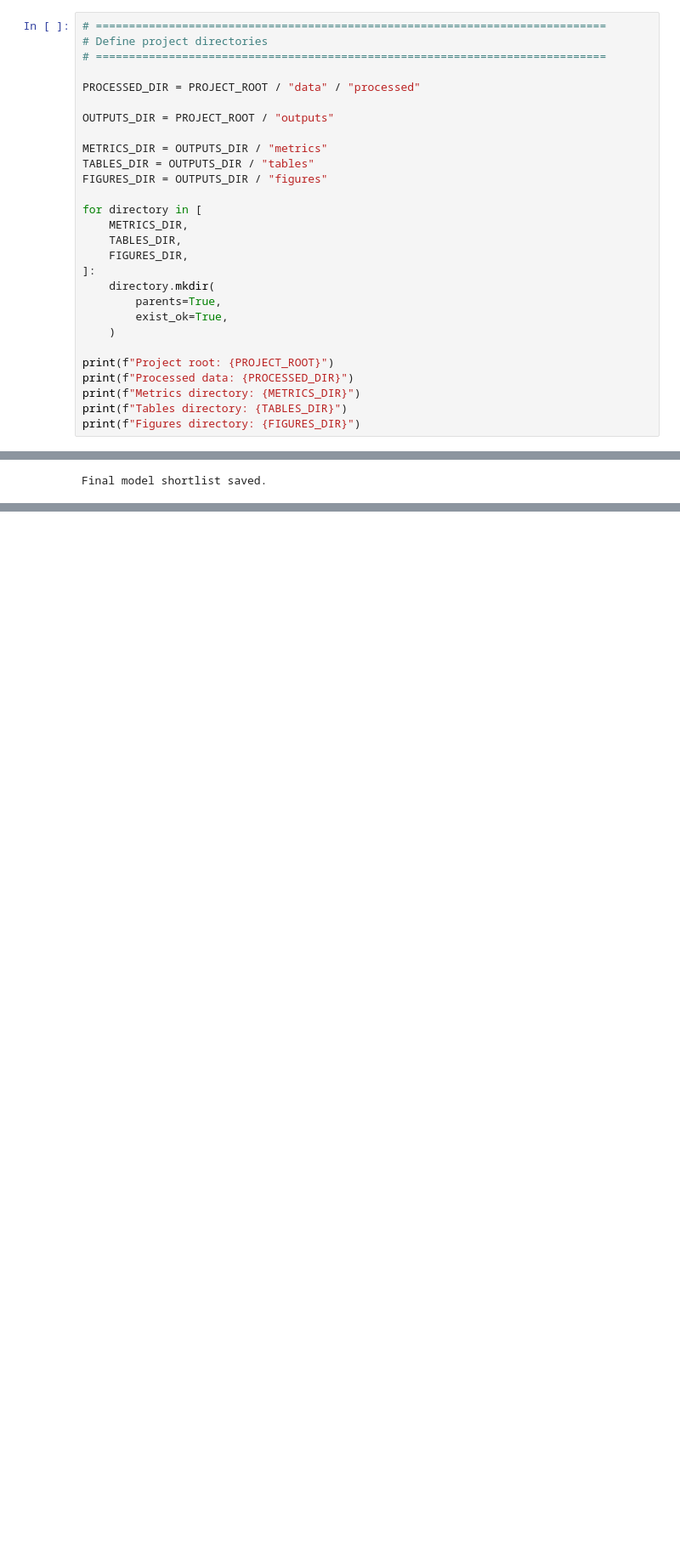
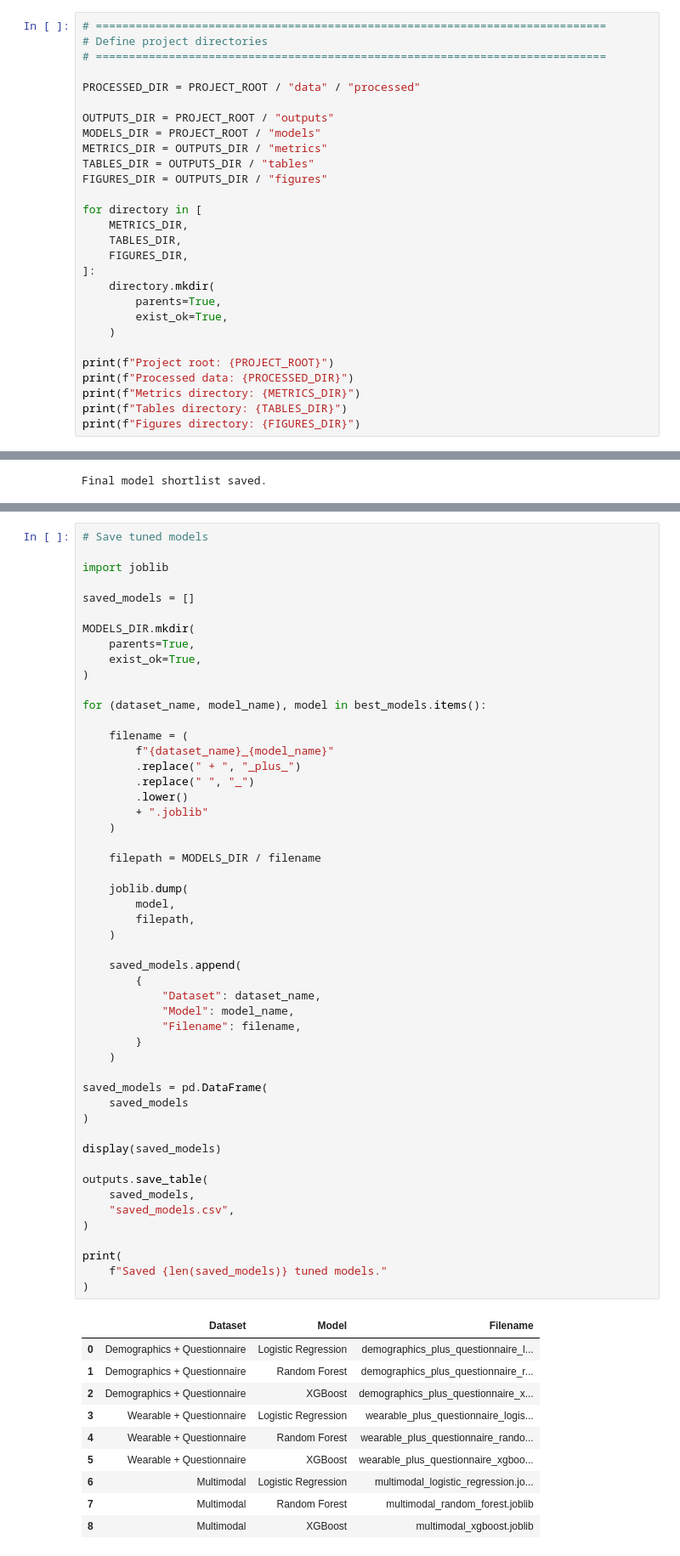
Before and after one commit to obramwell/AI-Assisted-Screening-of-Parkinson-s-Disease, a Jupyter notebook: notebooks/11b_hyperparameter_tuning.ipynb, the cells around one changed output, grey strips where cells are left out. Shown at 85% size. Saved outputs shown, nothing was run; the diff lists cells and outputs as text; blank space fills up the shorter version.

Commit message:
Add functionality to save tuned models and update saved_models.csv

```diff
--- a/notebooks/11b_hyperparameter_tuning.ipynb
+++ b/notebooks/11b_hyperparameter_tuning.ipynb
@@ -94,7 +94,7 @@ from src.modeling.evaluation import (
 PROCESSED_DIR = PROJECT_ROOT / "data" / "processed"
 
 OUTPUTS_DIR = PROJECT_ROOT / "outputs"
-
+MODELS_DIR = PROJECT_ROOT / "models"
 METRICS_DIR = OUTPUTS_DIR / "metrics"
 TABLES_DIR = OUTPUTS_DIR / "tables"
 FIGURES_DIR = OUTPUTS_DIR / "figures"
@@ -1444,0 +1448,62 @@ Final model shortlist saved.
+# %%
+# Save tuned models
+
+import joblib
+
+saved_models = []
+
+MODELS_DIR.mkdir(
+    parents=True,
+    exist_ok=True,
+)
+
+for (dataset_name, model_name), model in best_models.items():
+
+    filename = (
+        f"{dataset_name}_{model_name}"
+        .replace(" + ", "_plus_")
+        .replace(" ", "_")
+        .lower()
+        + ".joblib"
+    )
+
+    filepath = MODELS_DIR / filename
+
+    joblib.dump(
+        model,
+        filepath,
+    )
+
+    saved_models.append(
+        {
+            "Dataset": dataset_name,
+            "Model": model_name,
+            "Filename": filename,
+        }
+    )
+
+saved_models = pd.DataFrame(
+    saved_models
+)
+
+display(saved_models)
+
+outputs.save_table(
+    saved_models,
+    "saved_models.csv",
+)
+
+print(
+    f"Saved {len(saved_models)} tuned models."
+)
+# %% [output]
+|  | Dataset | Model | Filename |
+| 0 | Demographics + Questionnaire | Logistic Regression | demographics_plus_questionnaire_l... |
+| 1 | Demographics + Questionnaire | Random Forest | demographics_plus_questionnaire_r... |
+| 2 | Demographics + Questionnaire | XGBoost | demographics_plus_questionnaire_x... |
+| 3 | Wearable + Questionnaire | Logistic Regression | wearable_plus_questionnaire_logis... |
+| 4 | Wearable + Questionnaire | Random Forest | wearable_plus_questionnaire_rando... |
+| 5 | Wearable + Questionnaire | XGBoost | wearable_plus_questionnaire_xgboo... |
+| 6 | Multimodal | Logistic Regression | multimodal_logistic_regression.jo... |
+| 7 | Multimodal | Random Forest | multimodal_random_forest.joblib |
+| 8 | Multimodal | XGBoost | multimodal_xgboost.joblib |
```
Also changed, not shown: parts of 2 cells of this notebook, 1 other file.
